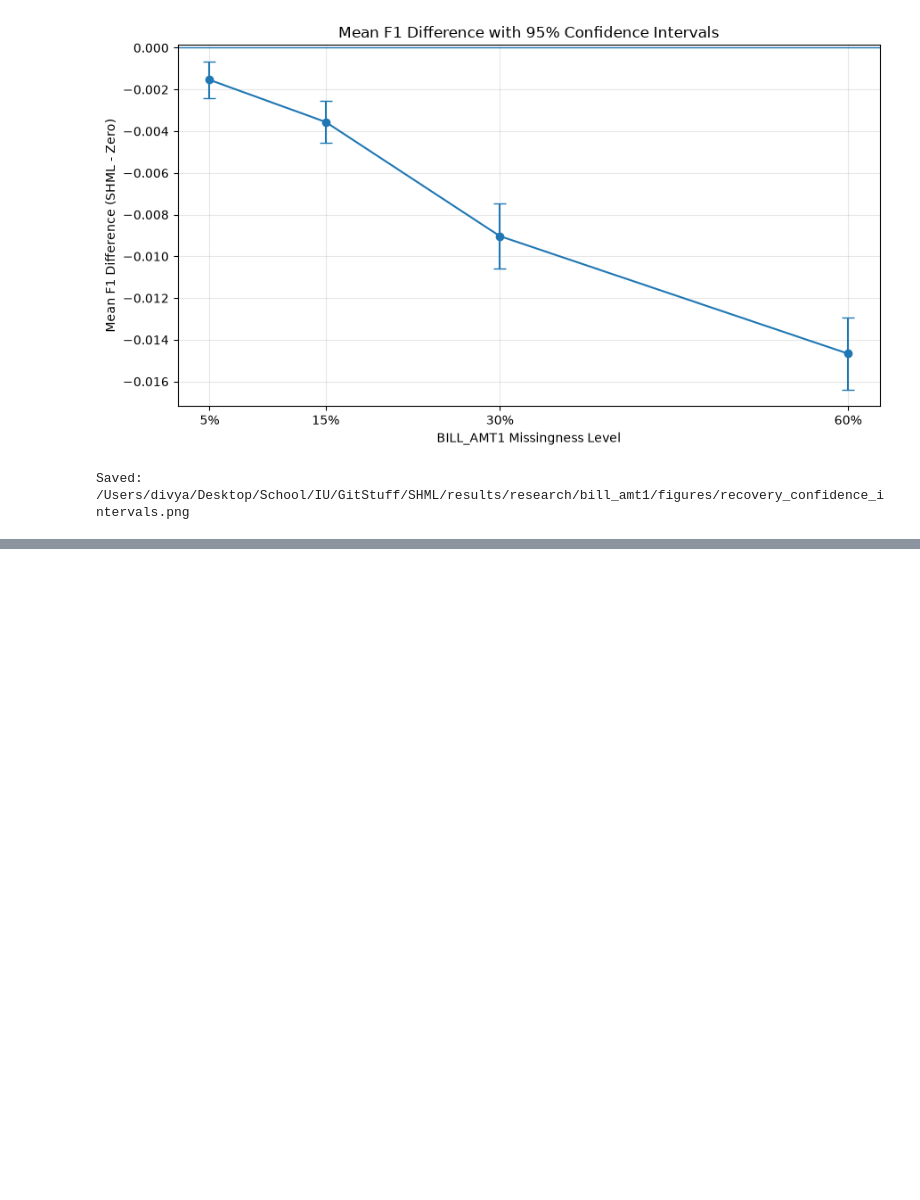
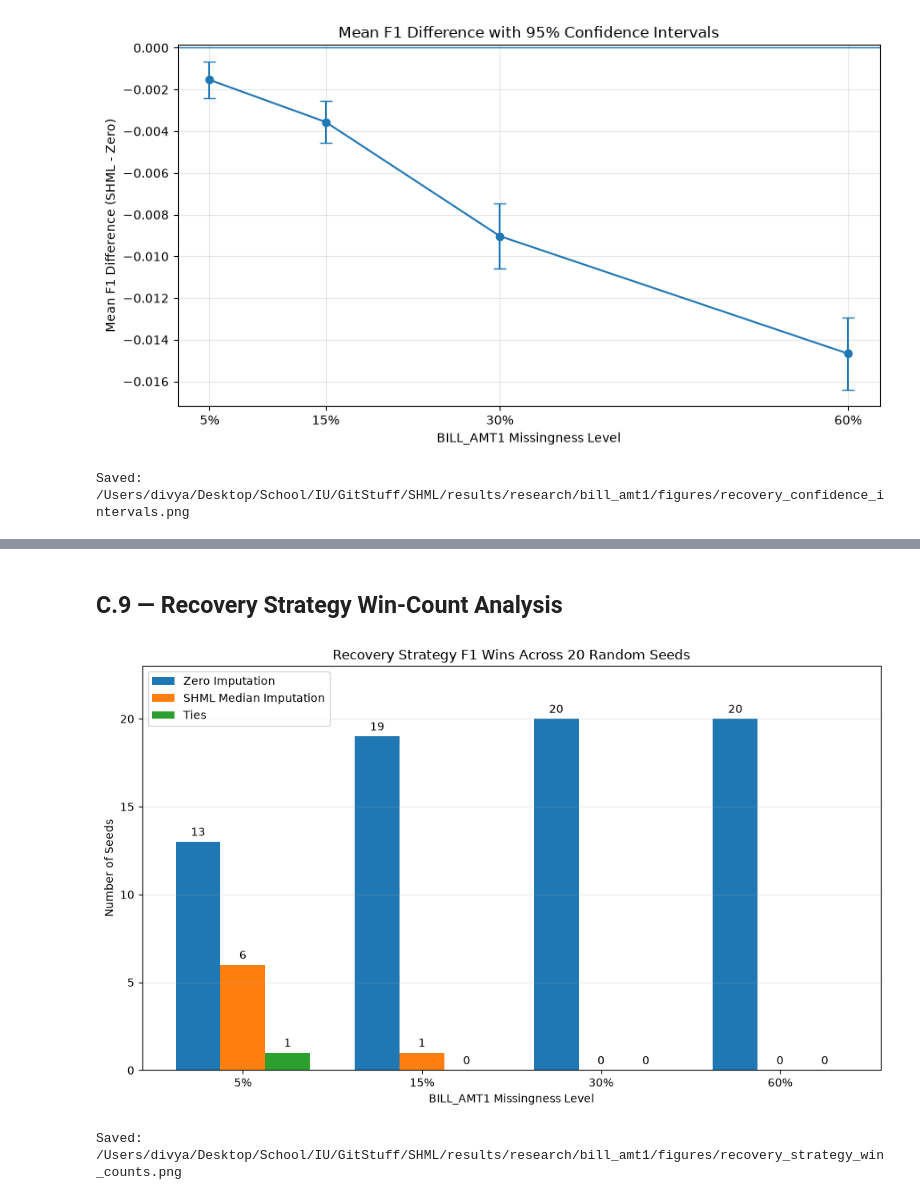
Before and after one commit to divyakapoor23/SHML, a Jupyter notebook: research/bill_amt1/02_recovery_experiments.ipynb, the cells around one changed output, grey strips where cells are left out. Cells and saved outputs as stored; diff of their text form; code cells hidden in the pictures; blank space fills up the shorter version.

```diff
--- a/research/bill_amt1/02_recovery_experiments.ipynb
+++ b/research/bill_amt1/02_recovery_experiments.ipynb
@@ -790,0 +815,67 @@ Saved: /Users/divya/Desktop/School/IU/GitStuff/SHML/results/research/bill_amt1/f
+# %% [markdown]
+## C.9 — Recovery Strategy Win-Count Analysis
+# %%
+
+# Phase C — Recovery Strategy Win Counts
+
+import numpy as np
+import matplotlib.pyplot as plt
+
+win_df = ci_df[ci_df["Missingness"] > 0].copy()
+win_df = win_df.sort_values("Missingness")
+
+labels = [
+    f"{int(rate * 100)}%"
+    for rate in win_df["Missingness"]
+]
+
+x = np.arange(len(labels))
+width = 0.25
+
+fig, ax = plt.subplots(figsize=(10, 6))
+
+bars_zero = ax.bar(
+    x - width,
+    win_df["Seeds_Zero_Better"],
+    width,
+    label="Zero Imputation"
+)
+
+bars_shml = ax.bar(
+    x,
+    win_df["Seeds_SHML_Better"],
+    width,
+    label="SHML Median Imputation"
+)
+
+bars_ties = ax.bar(
+    x + width,
+    win_df["Seeds_Tied"],
+    width,
+    label="Ties"
+)
+
+for bars in (bars_zero, bars_shml, bars_ties):
+    ax.bar_label(bars, padding=3)
+
+ax.set_xlabel("BILL_AMT1 Missingness Level")
+ax.set_ylabel("Number of Seeds")
+ax.set_title(
+    "Recovery Strategy F1 Wins Across 20 Random Seeds"
+)
+ax.set_xticks(x)
+ax.set_xticklabels(labels)
+ax.set_ylim(0, 23)
+ax.legend()
+ax.grid(axis="y", alpha=0.25)
+
+plt.tight_layout()
+
+save_path = FIGURES_DIR / "recovery_strategy_win_counts.png"
+plt.savefig(save_path, dpi=300, bbox_inches="tight")
+plt.show()
+
+print("Saved:", save_path)
+# %% [output]
+[figure, added]
+Saved: /Users/divya/Desktop/School/IU/GitStuff/SHML/results/research/bill_amt1/figures/recovery_strategy_win_counts.png
```
Also changed, not shown: parts of 7 cells of this notebook.
